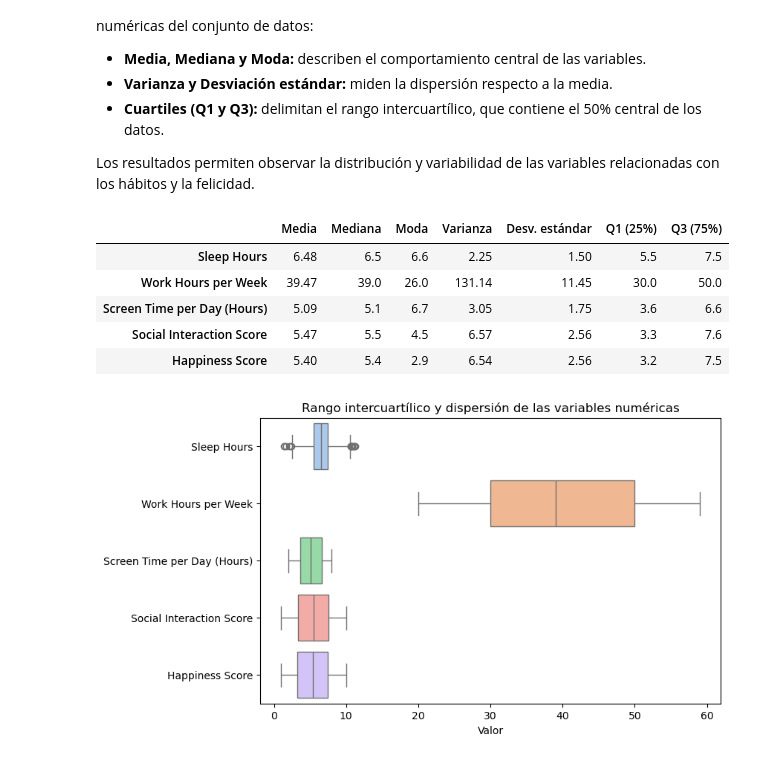
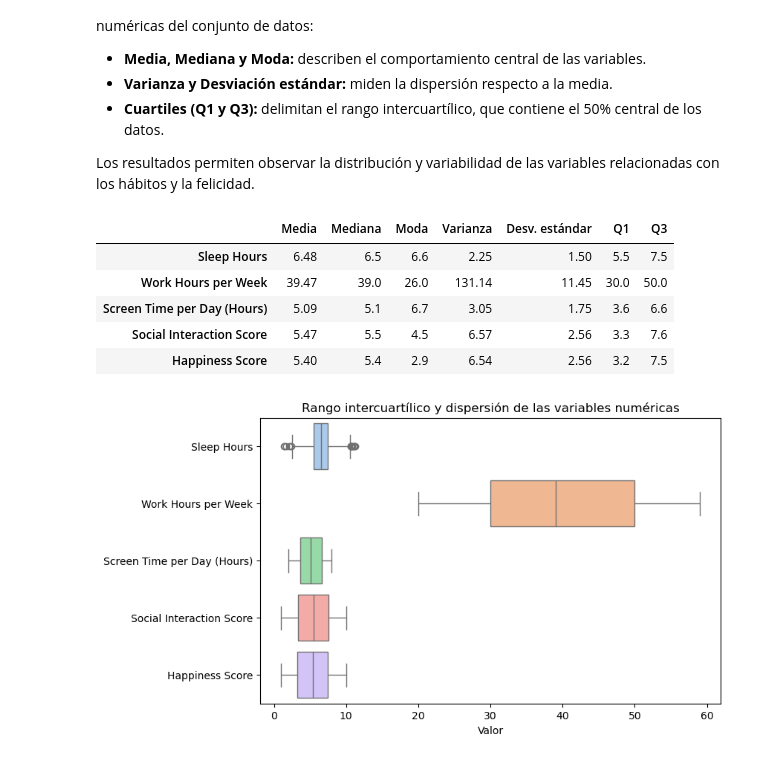
Before and after one commit to fisamz/Repositorio_MCDAA, a Jupyter notebook: Tarea3/Tarea3.ipynb, the cells around one changed output. Cells and saved outputs as stored; diff of their text form; code cells hidden in the pictures.

```diff
--- a/Tarea3/Tarea3.ipynb
+++ b/Tarea3/Tarea3.ipynb
@@ -79,32 +90,38 @@ Los resultados permiten observar la distribución y variabilidad de las variable
 # %%
 import pandas as pd
 from scipy import stats
 
 # Seleccionamos variables numéricas relevantes
 vars_numericas = [
     "Sleep Hours",
     "Work Hours per Week",
     "Screen Time per Day (Hours)",
     "Social Interaction Score",
     "Happiness Score"
 ]
 
 resumen = pd.DataFrame(index=vars_numericas)
 
 # Cálculos básicos
 resumen["Media"] = df[vars_numericas].mean()
 resumen["Mediana"] = df[vars_numericas].median()
 resumen["Moda"] = [df[var].mode()[0] for var in vars_numericas]
 resumen["Varianza"] = df[vars_numericas].var(ddof=1)
 resumen["Desv. estándar"] = df[vars_numericas].std(ddof=1)
-resumen["Q1 (25%)"] = df[vars_numericas].quantile(0.25)
-resumen["Q3 (75%)"] = df[vars_numericas].quantile(0.75)
+resumen["Q1"] = df[vars_numericas].quantile(0.25)
+resumen["Q3"] = df[vars_numericas].quantile(0.75)
 
 resumen = resumen.round(2)
 
+resumen.to_latex(
+    "figures/estadisticadescriptiva.tex",
+    index=True  # sin caption ni label aquí
+)
+
+
 display(resumen)
 # %% [output]
-|  | Media | Mediana | Moda | Varianza | Desv. estándar | Q1 (25%) | Q3 (75%) |
+|  | Media | Mediana | Moda | Varianza | Desv. estándar | Q1 | Q3 |
 | Sleep Hours | 6.48 | 6.5 | 6.6 | 2.25 | 1.50 | 5.5 | 7.5 |
 | Work Hours per Week | 39.47 | 39.0 | 26.0 | 131.14 | 11.45 | 30.0 | 50.0 |
 | Screen Time per Day (Hours) | 5.09 | 5.1 | 6.7 | 3.05 | 1.75 | 3.6 | 6.6 |
```
Also changed, not shown: parts of 4 cells of this notebook, 9 other files.
